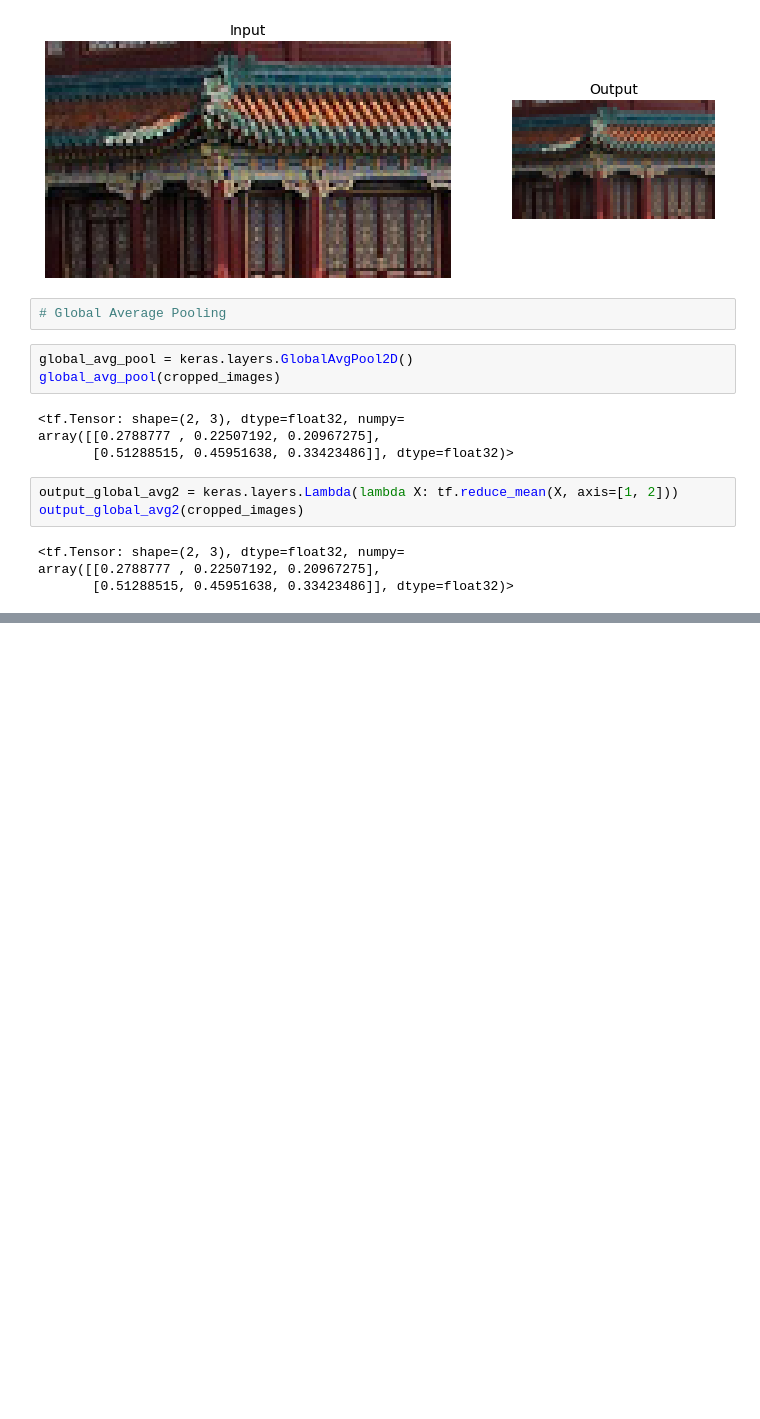
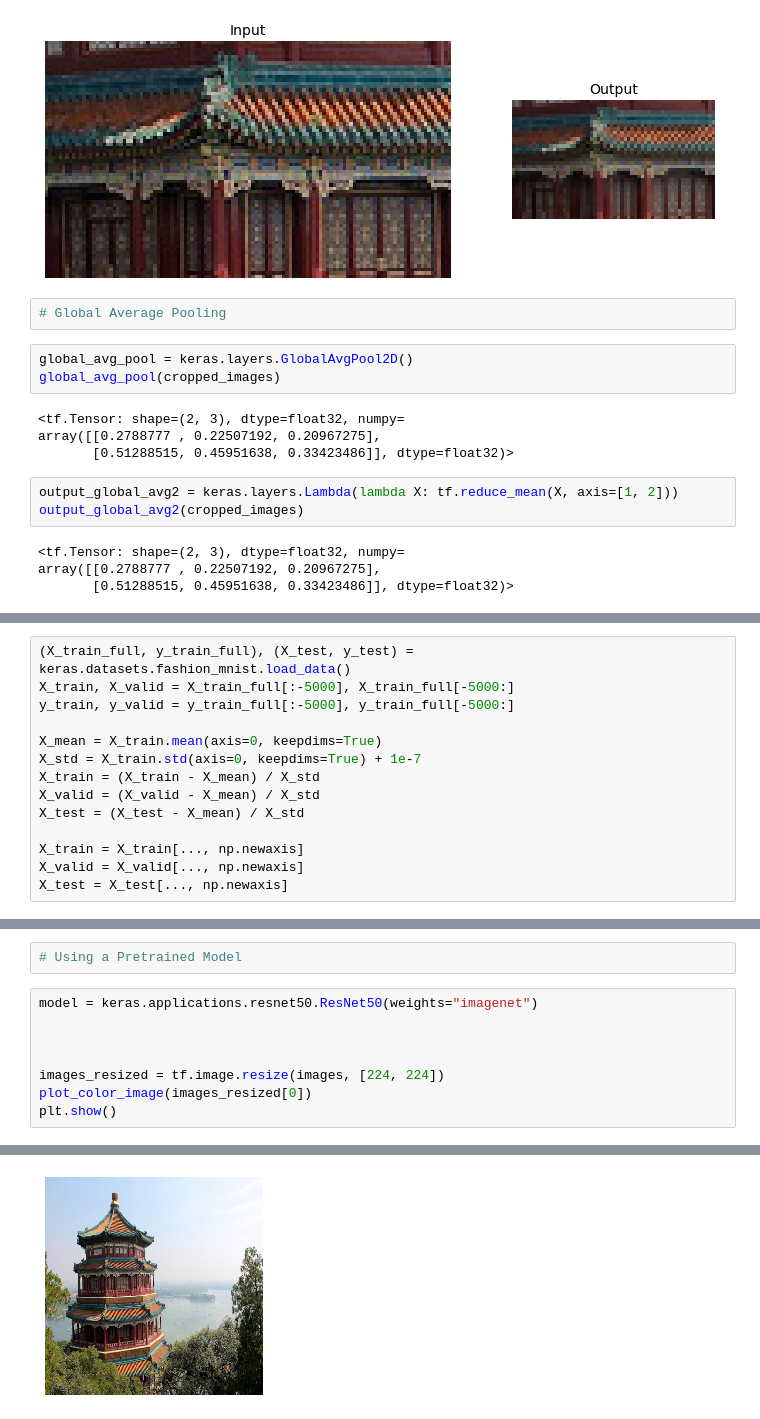
Before and after one commit to SohyeonKim-dev/MachineLearning_HandsOnML, a Jupyter notebook: 13_deep_computer_vision_with_cnns.ipynb, the cells around one changed output, grey strips where cells are left out. Saved outputs shown, nothing was run; the diff lists cells and outputs as text; blank space fills up the shorter version.

```diff
--- a/13_deep_computer_vision_with_cnns.ipynb
+++ b/13_deep_computer_vision_with_cnns.ipynb
@@ -321,0 +324,14 @@ array([[0.2788777 , 0.22507192, 0.20967275],
+# %%
+(X_train_full, y_train_full), (X_test, y_test) = keras.datasets.fashion_mnist.load_data()
+X_train, X_valid = X_train_full[:-5000], X_train_full[-5000:]
+y_train, y_valid = y_train_full[:-5000], y_train_full[-5000:]
+
+X_mean = X_train.mean(axis=0, keepdims=True)
+X_std = X_train.std(axis=0, keepdims=True) + 1e-7
+X_train = (X_train - X_mean) / X_std
+X_valid = (X_valid - X_mean) / X_std
+X_test = (X_test - X_mean) / X_std
+
+X_train = X_train[..., np.newaxis]
+X_valid = X_valid[..., np.newaxis]
+X_test = X_test[..., np.newaxis]
@@ -321,0 +461,11 @@ array([[0.2788777 , 0.22507192, 0.20967275],
+# %%
+# Using a Pretrained Model
+# %%
+model = keras.applications.resnet50.ResNet50(weights="imagenet")
+
+
+
+images_resized = tf.image.resize(images, [224, 224])
+plot_color_image(images_resized[0])
+plt.show()
+# %% [output]
@@ -321,0 +475 @@ array([[0.2788777 , 0.22507192, 0.20967275],
+[figure, added]
```
Also changed, not shown: parts of 21 cells of this notebook.
